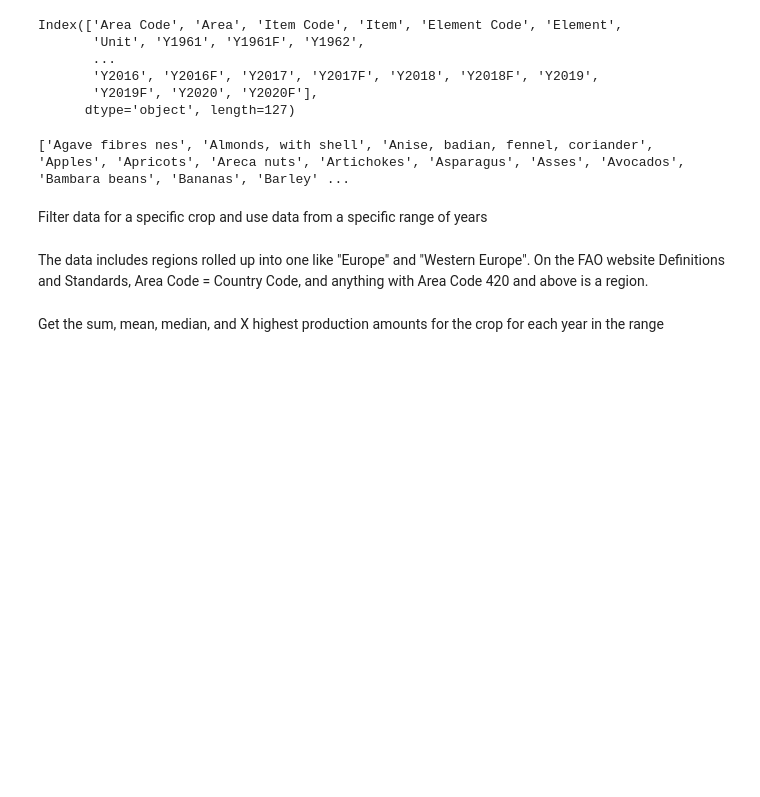
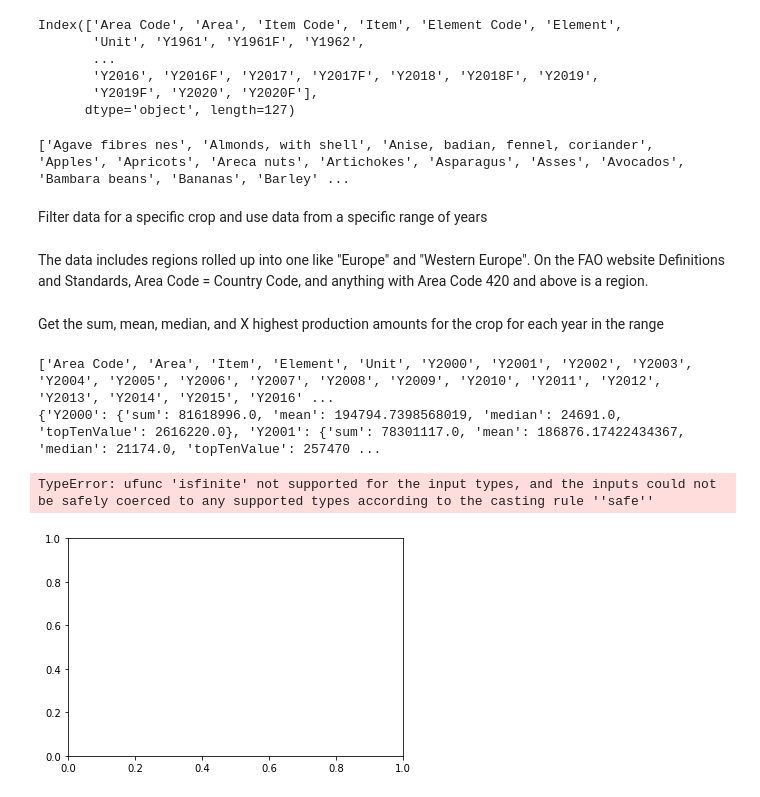
Before and after one commit to polarbearcode/DataAnalysis, a Jupyter notebook: AgricultureData/TopProducers.ipynb, the cells around one changed output. Cells and saved outputs as stored; diff of their text form; code cells hidden in the pictures; blank space fills up the shorter version.

```diff
--- a/AgricultureData/TopProducers.ipynb
+++ b/AgricultureData/TopProducers.ipynb
@@ -136,7 +137,7 @@ def dropRegionRows(df):
 # %% [markdown]
 Get the sum, mean, median, and X highest production amounts for the crop for each year in the range
 # %%
-def getTopTenPoint(arr, topX):
+def getTopXPoint(arr, topX):
     """
         Get the cutoff value for the topX values in an array.
         Arguments:
@@ -158,14 +159,14 @@ def createStatsDict(df, y1, y2, topX):
             y2: int, the end year of the range
             topX: int, the cuttoff position. For top 10, topX = 10
     """
-    yearCols =  createYearList(y1, y2)
+    yearColumns =  createYearList(y1, y2)
     statsDict = {}
     for yearCol in yearColumns:
         arr = df[yearCol].to_numpy()
         arr[np.isnan(arr)] = 0
-        yearDataArr.append(arr)
         statsDict[yearCol] = {"sum" : np.sum(arr), "mean": np.mean(arr), "median": np.median(arr),
-                              "topTenValue": getTopTenPoint(arr)}
+                              "topTenValue": getTopTenPoint(arr, topX)}
+    return statsDict
 # %%
 def yearsToRows(df, yearColumns):
     """
@@ -175,7 +176,7 @@ def yearsToRows(df, yearColumns):
         Return: the result of running pd.melt
     """
     df = pd.melt(df, id_vars = ["Area Code", "Area", "Item", "Element", "Unit"], value_vars = yearColumns,
-                    value_name="Amount")
+                    var_name = "Year", value_name="Amount")
     return df
 # %%
 def addOtherLabel(df, topX, statsDict):
@@ -229,12 +231,34 @@ def createStackPlot(df):
     plt.show()
 # %%
 # Variables
-df = agData
+agData = pd.read_csv(pathToData, encoding="latin-1")
 itemsInData = sorted(agData["Item"].unique())
 keepCols = ["Area Code", "Area", "Item", "Element", "Unit"]
-fruit = "Orange"
+fruit = "Oranges"
 year1 = 2000
 year2 = 2020
 firstYrInData = 1961
 lastYrInData = 2020
 topX = 5
+# %%
+def plotForCrop(df, item, y1, y2, topX):
+    """
+        Put all the methods together and
+        create a stackplot for the item
+        from y1 to y2 inclusive for the
+        top X producers.
+    """
+    df = subsetAgData(df, fruit, y1, y2, keepCols)
+    df = dropRegionRows(df)
+    statsDict = createStatsDict(df, y1, y2, topX)
+    df = yearsToRows(df, createYearList(y1, y2))
+    df = addOtherLabel(df, topX, statsDict)
+    df = addOtherSum(df)
+    createStackPlot(df)
+# %%
+plotForCrop(agData, fruit, year1, year2, 5)
+# %% [output]
+['Area Code', 'Area', 'Item', 'Element', 'Unit', 'Y2000', 'Y2001', 'Y2002', 'Y2003', 'Y2004', 'Y2005', 'Y2006', 'Y2007', 'Y2008', 'Y2009', 'Y2010', 'Y2011', 'Y2012', 'Y2013', 'Y2014', 'Y2015', 'Y2016' ...
+{'Y2000': {'sum': 81618996.0, 'mean': 194794.7398568019, 'median': 24691.0, 'topTenValue': 2616220.0}, 'Y2001': {'sum': 78301117.0, 'mean': 186876.17422434367, 'median': 21174.0, 'topTenValue': 257470 ...
+TypeError: ufunc 'isfinite' not supported for the input types, and the inputs could not be safely coerced to any supported types according to the casting rule ''safe''
+[figure, added]
```
Also changed, not shown: parts of 2 cells of this notebook.
